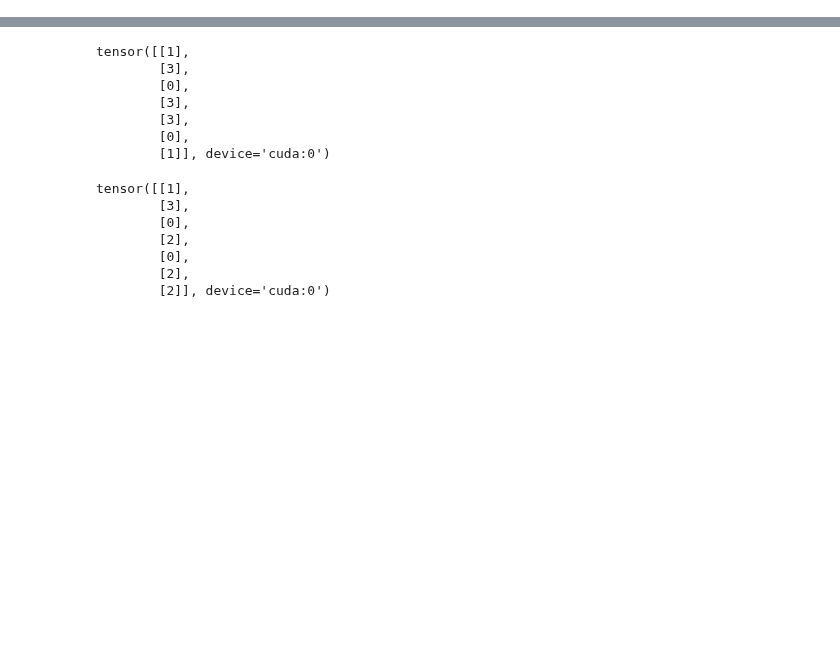
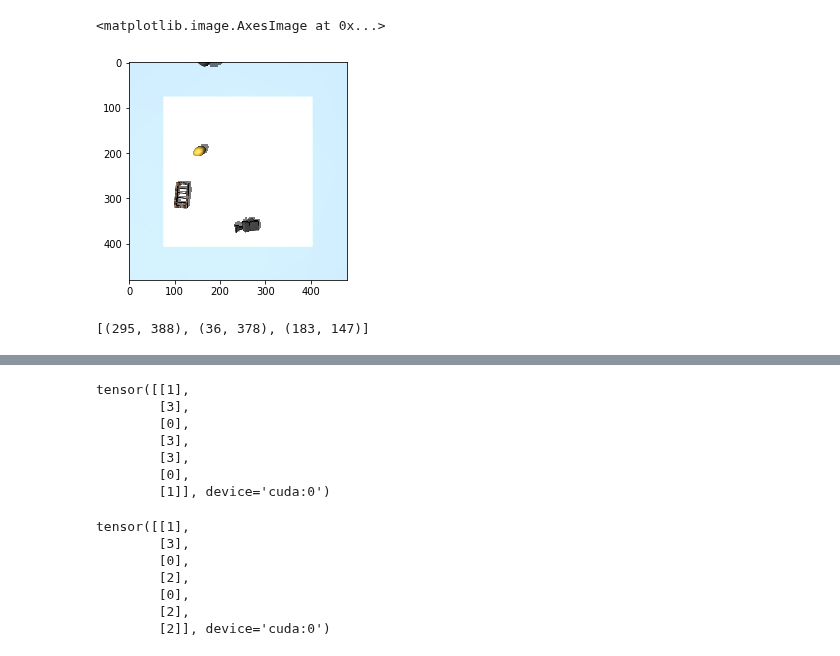
Before and after one commit to hogunkee/ur5_manipulation, a Jupyter notebook: object_wise/dqn/debugging.ipynb, the cells around one changed output, grey strips where cells are left out. Cells and saved outputs as stored; diff of their text form; code cells hidden in the pictures; blank space fills up the shorter version.

```diff
--- a/object_wise/dqn/debugging.ipynb
+++ b/object_wise/dqn/debugging.ipynb
@@ -22,0 +71,5 @@ atn_in, atn_g = qnet(obs_st, obs_g, nb_st, nb_g)
+# %%
+plt.imshow(state_img[0])
+# %% [output]
+<matplotlib.image.AxesImage at 0x...>
+[figure, added]
@@ -22,0 +78,4 @@ atn_in, atn_g = qnet(obs_st, obs_g, nb_st, nb_g)
+# %%
+[env.pos2pixel(*p) for p in info['poses']]
+# %% [output]
+[(295, 388), (36, 378), (183, 147)]
```
Also changed, not shown: parts of 15 cells of this notebook, 5 other files.
